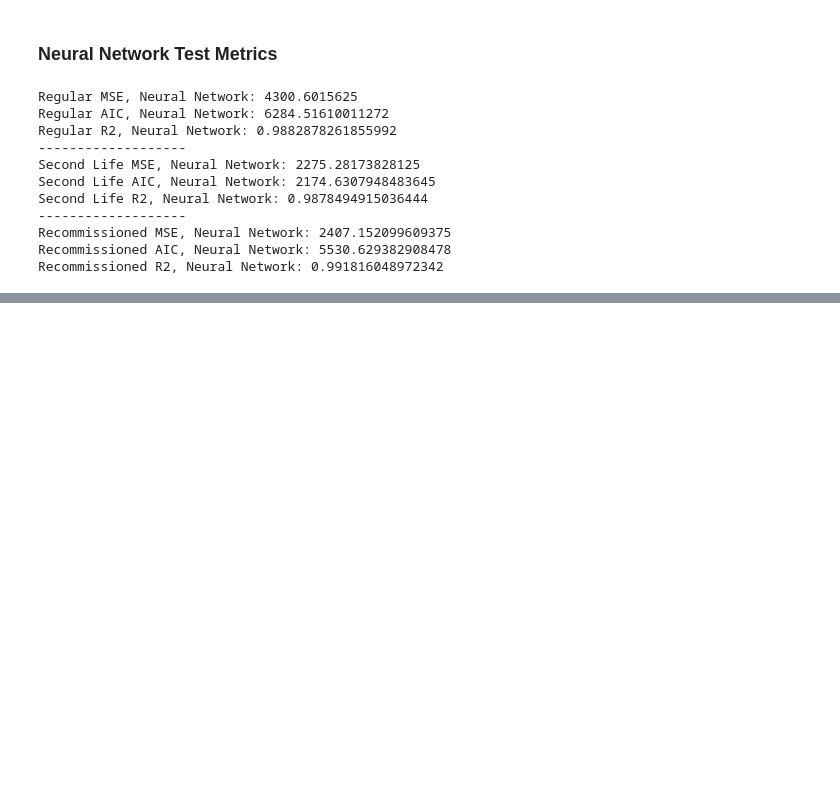
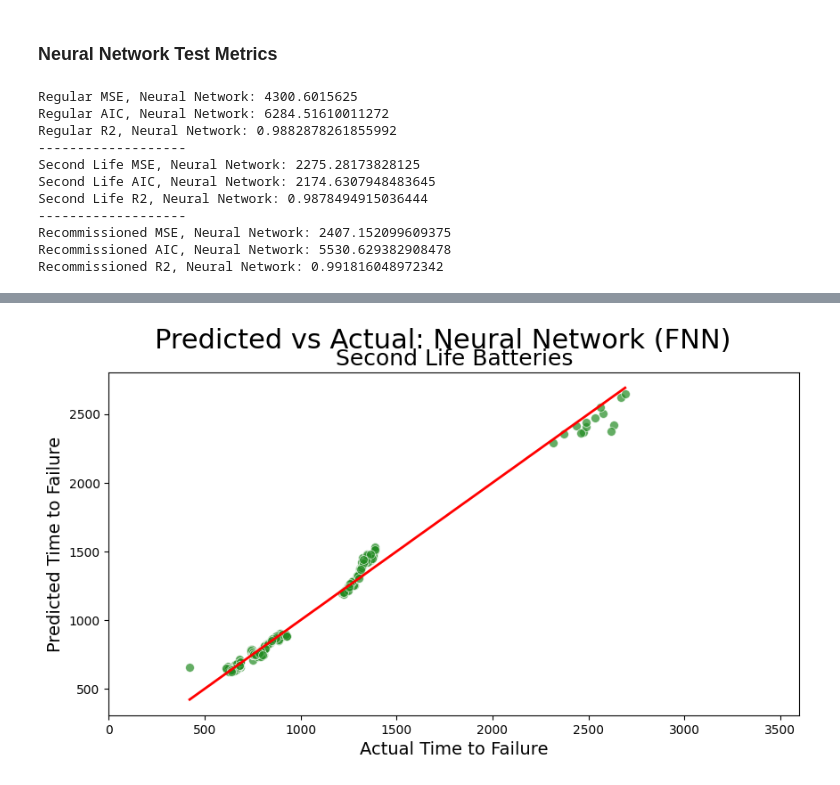
Before and after one commit to AI-Enthusiast/18650-Accelerated-Battery-Life-Testing, a Jupyter notebook: ML_WriteUp.ipynb, the cells around one changed output, grey strips where cells are left out. Cells and saved outputs as stored; diff of their text form; code cells hidden in the pictures; blank space fills up the shorter version.

```diff
--- a/ML_WriteUp.ipynb
+++ b/ML_WriteUp.ipynb
@@ -726,0 +745,14 @@ Recommissioned R2, Neural Network: 0.991816048972342
+# %%
+plt.figure(figsize=(10,5))
+sns.scatterplot(x=sectest_nn,y=secpred_nn.flatten(), color='forestgreen',alpha=0.7,s=50)
+plt.plot([sectest_nn.min(), sectest_nn.max()], [sectest_nn.min(), sectest_nn.max()], color='red', linewidth=2)
+
+plt.xlabel('Actual Time to Failure',fontsize=14)
+plt.ylabel('Predicted Time to Failure',fontsize=14)
+plt.title('Second Life Batteries',fontsize = 18)
+plt.suptitle('Predicted vs Actual: Neural Network (FNN)', fontsize=22)
+plt.xlim(0,3600)
+
+plt.show()
+# %% [output]
+[figure, added]
```
Also changed, not shown: parts of 7 cells of this notebook, 2 other files.
